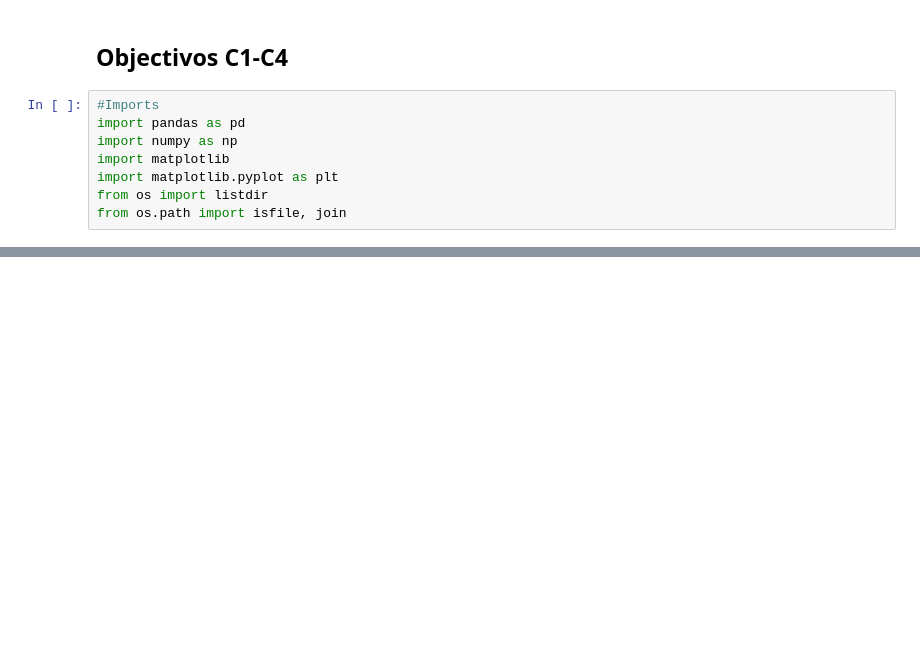
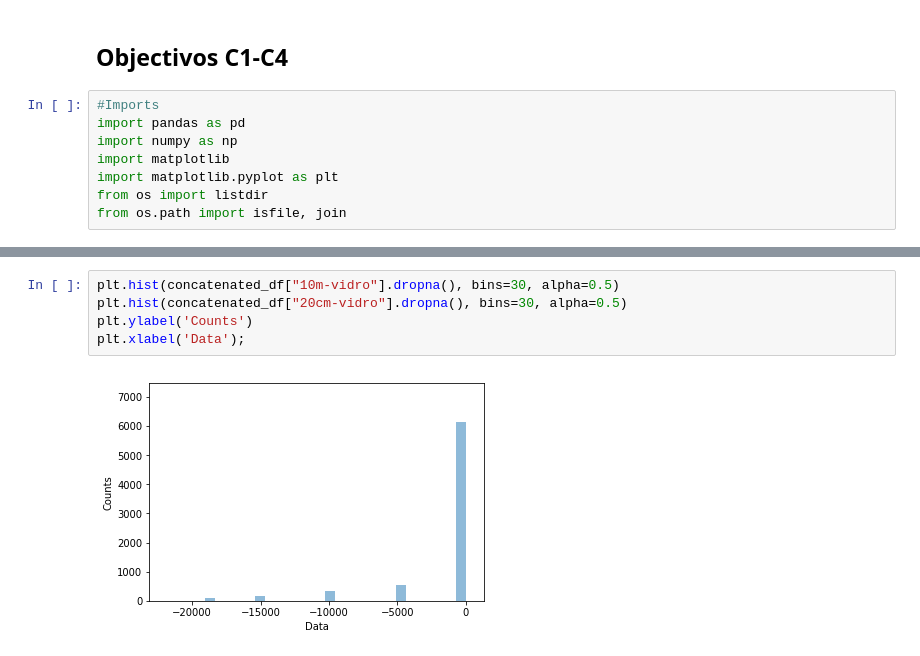
Before and after one commit to ROS-Force/NavCAM-Contest, a Jupyter notebook: Resultados/Scripts/First_Objectives.ipynb, the cells around one changed output, grey strips where cells are left out. Cells and saved outputs as stored; diff of their text form; blank space fills up the shorter version.

```diff
--- a/Resultados/Scripts/First_Objectives.ipynb
+++ b/Resultados/Scripts/First_Objectives.ipynb
@@ -50,0 +51,7 @@ plt.xlabel('Data');
+# %%
+plt.hist(concatenated_df["10m-vidro"].dropna(), bins=30, alpha=0.5)
+plt.hist(concatenated_df["20cm-vidro"].dropna(), bins=30, alpha=0.5)
+plt.ylabel('Counts')
+plt.xlabel('Data');
+# %% [output]
+[figure, added]
```
Also changed, not shown: parts of 3 cells of this notebook.
